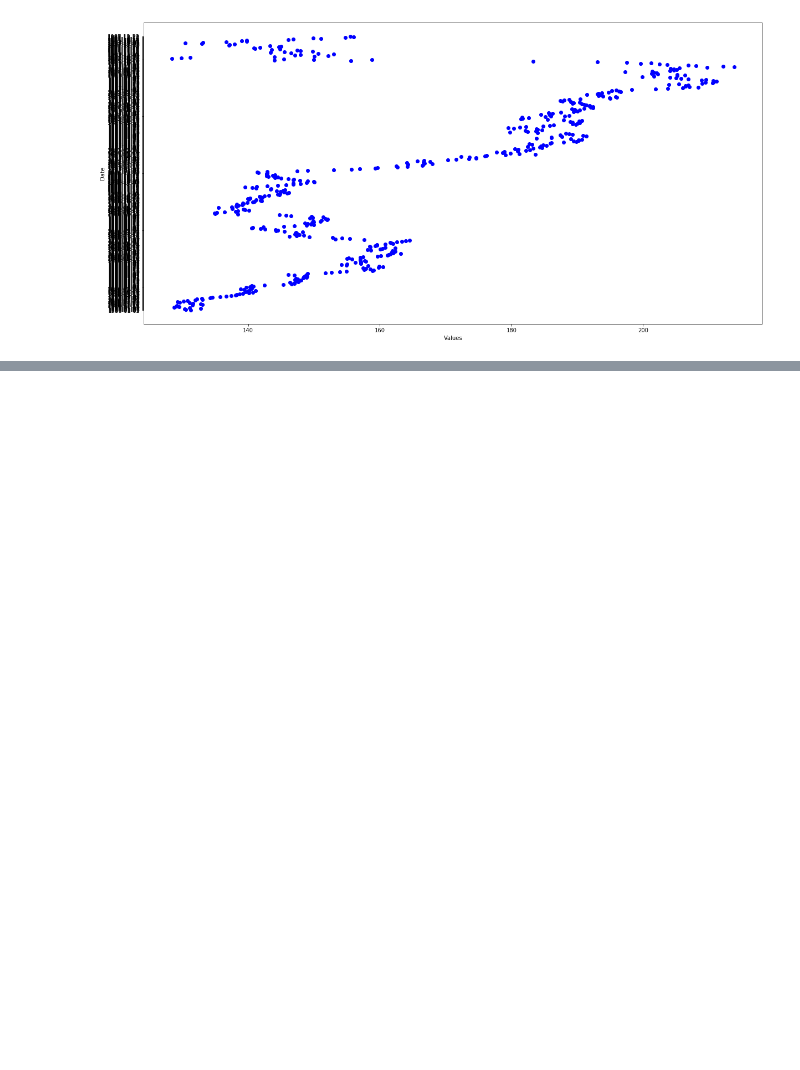
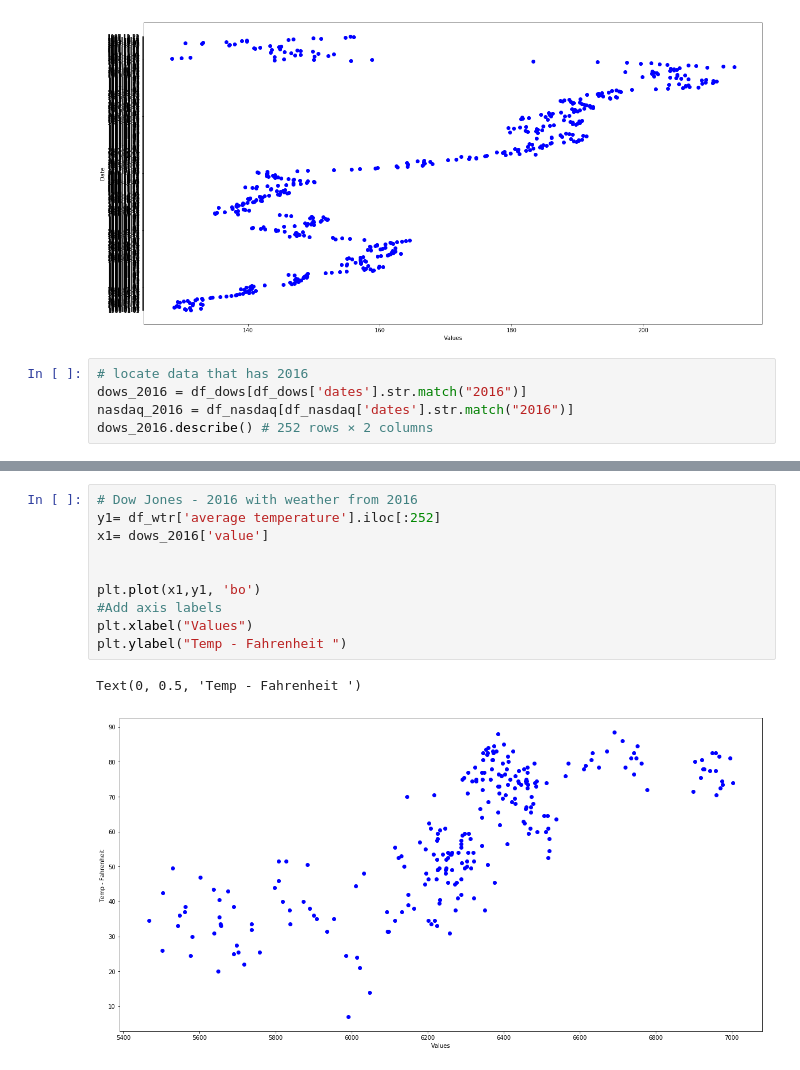
Before and after one commit to peterofson/Python_MachineLearning, a Jupyter notebook: Stock Market & Weather/StockMarket&Weather.ipynb, the cells around one changed output, grey strips where cells are left out. Saved outputs shown, nothing was run; the diff lists cells and outputs as text; blank space fills up the shorter version.

```diff
--- a/Stock Market & Weather/StockMarket&Weather.ipynb
+++ b/Stock Market & Weather/StockMarket&Weather.ipynb
@@ -116,3 +124,8 @@ plt.ylabel("Date")
 # %% [output]
 Text(0, 0.5, 'Date')
 [figure]
+# %%
+# locate data that has 2016
+dows_2016 = df_dows[df_dows['dates'].str.match("2016")]
+nasdaq_2016 = df_nasdaq[df_nasdaq['dates'].str.match("2016")]
+dows_2016.describe() # 252 rows × 2 columns
@@ -118,0 +142,13 @@ Text(0, 0.5, 'Date')
+# %%
+# Dow Jones - 2016 with weather from 2016
+y1= df_wtr['average temperature'].iloc[:252]
+x1= dows_2016['value']
+
+
+plt.plot(x1,y1, 'bo')
+#Add axis labels
+plt.xlabel("Values")
+plt.ylabel("Temp - Fahrenheit ")
+# %% [output]
+Text(0, 0.5, 'Temp - Fahrenheit ')
+[figure, added]
```
Also changed, not shown: parts of 3 cells of this notebook.
